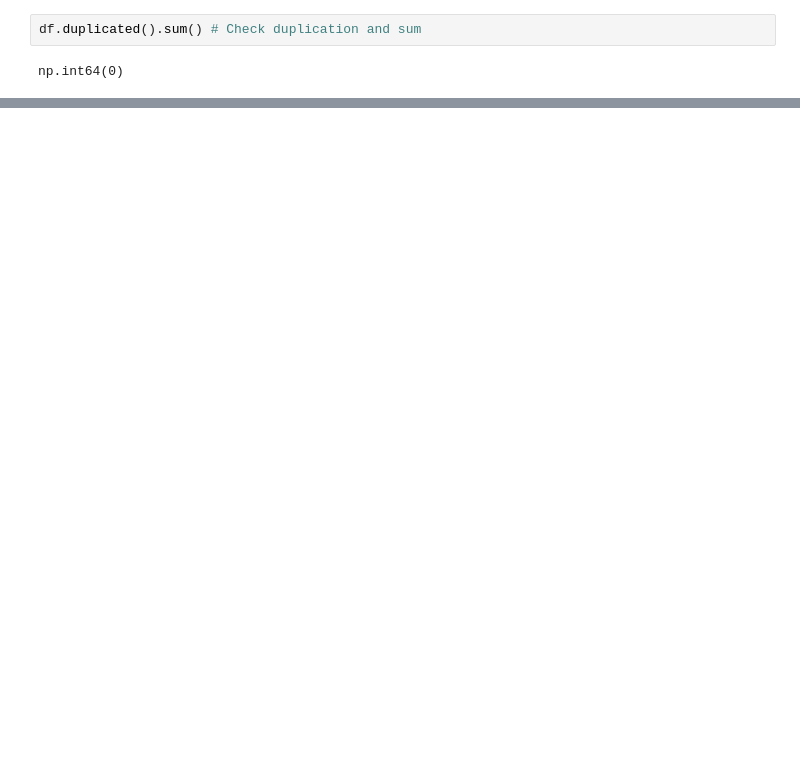
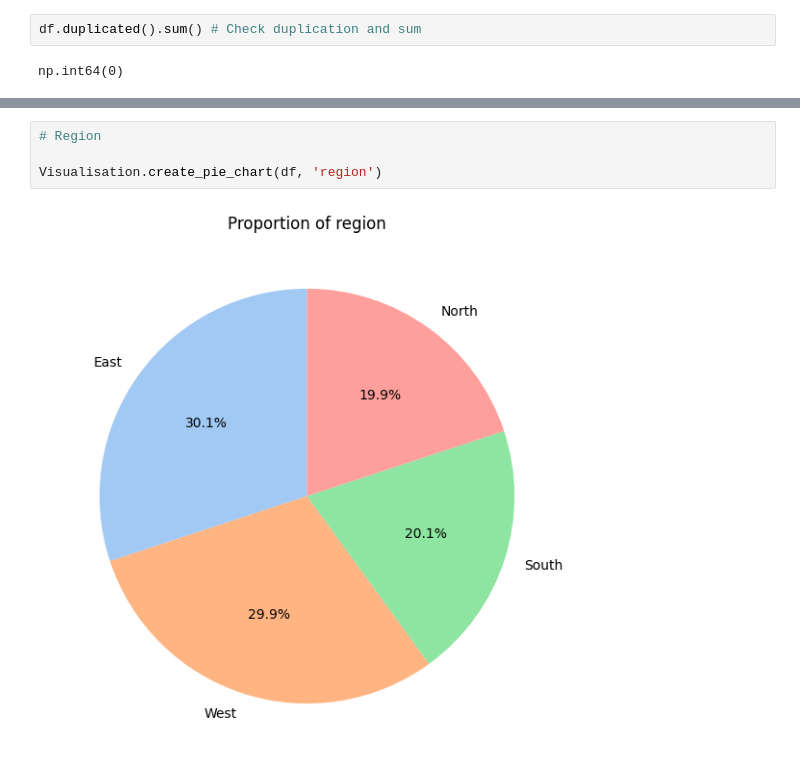
Before and after one commit to BlancJH/Customer-Purchase-Behaviour-Analysis, a Jupyter notebook: models/EDA.ipynb, the cells around one changed output, grey strips where cells are left out. Drawn from its saved outputs; the diff is of its cells as text; blank space fills up the shorter version.

```diff
--- a/models/EDA.ipynb
+++ b/models/EDA.ipynb
@@ -221,0 +238,6 @@ Name: satisfaction_score, dtype: int64
+# %%
+# Region
+
+Visualisation.create_pie_chart(df, 'region')
+# %% [output]
+[figure, added]
```
Also changed, not shown: parts of 21 cells of this notebook.
